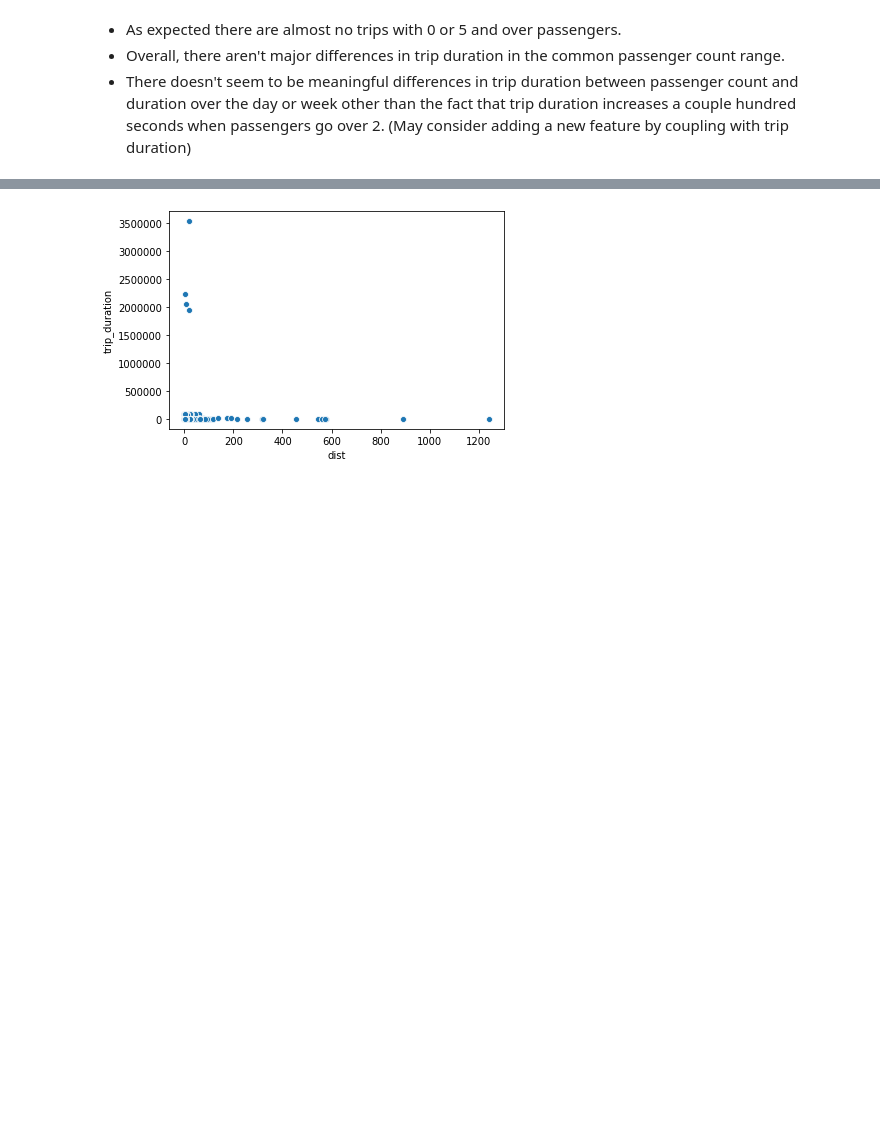
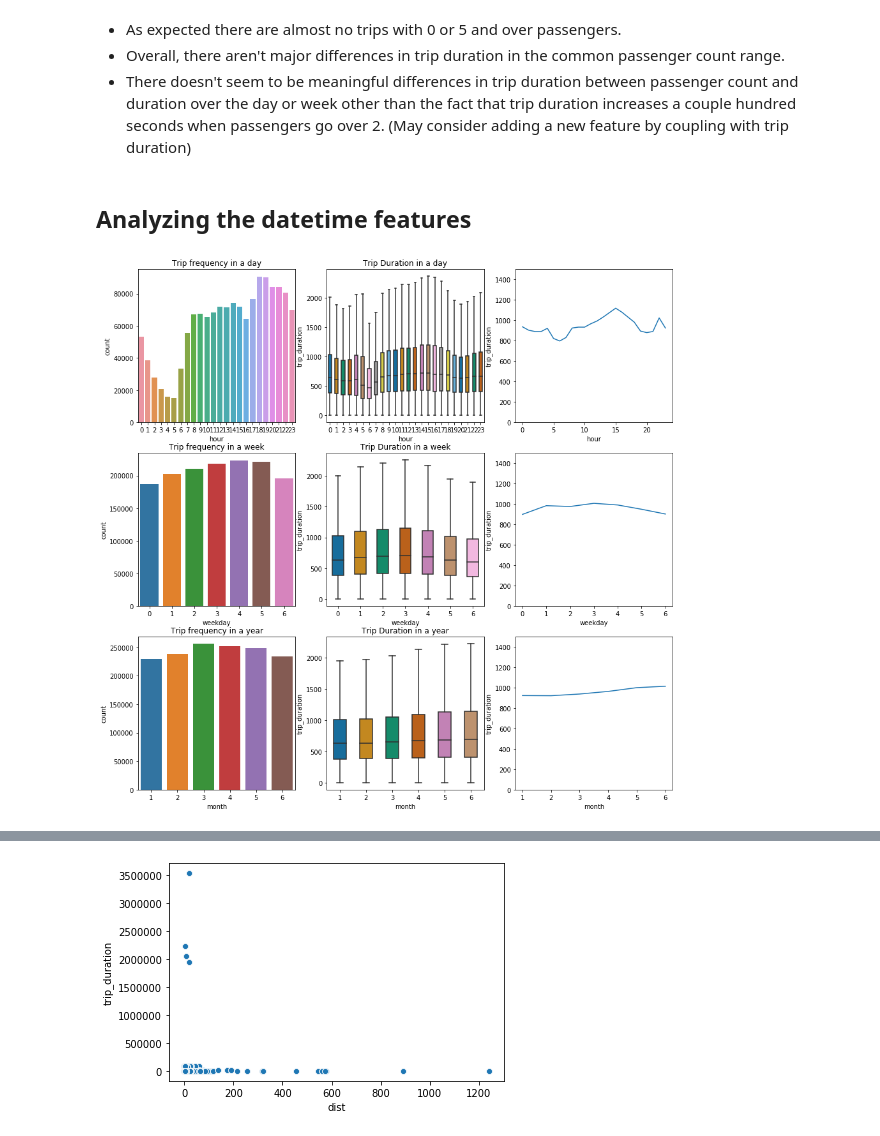
Before and after one commit to hackintoday/NYC-Taxi-Trips-2016-Duration-Project, a Jupyter notebook: NYC Taxi Trip Duration Project EDA.ipynb, the cells around one changed output, grey strips where cells are left out. Drawn from its saved outputs; the diff is of its cells as text; code cells hidden in the pictures; blank space fills up the shorter version.

```diff
--- a/NYC Taxi Trip Duration Project EDA.ipynb
+++ b/NYC Taxi Trip Duration Project EDA.ipynb
@@ -309,3 +309,52 @@ plt.show()
 - As expected there are almost no trips with 0 or 5 and over passengers.
 - Overall, there aren't major differences in trip duration in the common passenger count range.
 - There doesn't seem to be meaningful differences in trip duration between passenger count and duration over the day or week other than the fact that trip duration increases a couple hundred seconds when passengers go over 2. (May consider adding a new feature by coupling with trip duration)
+# %% [markdown]
+## Analyzing the datetime features
+# %%
+f, axes = plt.subplots(3,3,figsize=(15, 15), sharex=False, sharey = False)
+sns.countplot(x="hour", data=df_train, ax=axes[0,0])
+axes[0,0].title.set_text('Trip frequency in a day')
+
+sns.countplot(x="weekday", data=df_train, ax=axes[1,0])
+axes[1,0].title.set_text('Trip frequency in a week')
+
+sns.countplot(x="month", data=df_train, ax=axes[2,0])
+axes[2,0].title.set_text('Trip frequency in a year')
+
+sns.boxplot(y='trip_duration', x='hour',
+                 data=df_train,
+                 width=0.5,
+                 palette="colorblind",
+                 showfliers=False,
+                 ax=axes[0,1])
+axes[0,1].title.set_text('Trip Duration in a day')
+
+sns.boxplot(y='trip_duration', x='weekday',
+                 data=df_train,
+                 width=0.5,
+                 palette="colorblind",
+                 showfliers=False,
+                 ax=axes[1,1])
+axes[1,1].title.set_text('Trip Duration in a week')
+
+
+sns.boxplot(y='trip_duration', x='month',
+                 data=df_train,
+                 width=0.5,
+                 palette="colorblind",
+                 showfliers=False,
+                 ax=axes[2,1])
+axes[2,1].title.set_text('Trip Duration in a year')
+
+#Removing outlier from display
+sns.lineplot(y='trip_duration', x='hour', data=df_train, ci = None, estimator = 'mean', ax = axes[0,2])
+axes[0,2].set_ylim([0, 1500])
+sns.lineplot(y='trip_duration', x='weekday', data=df_train, ci = None, estimator = 'mean', ax = axes[1,2])
+axes[1,2].set_ylim([0, 1500])
+sns.lineplot(y='trip_duration', x='month', data=df_train, ci = None, estimator = 'mean', ax = axes[2,2])
+axes[2,2].set_ylim([0, 1500])
+
+plt.show()
+# %% [output]
+[figure, added]
```
Also changed, not shown: parts of 9 cells of this notebook.
